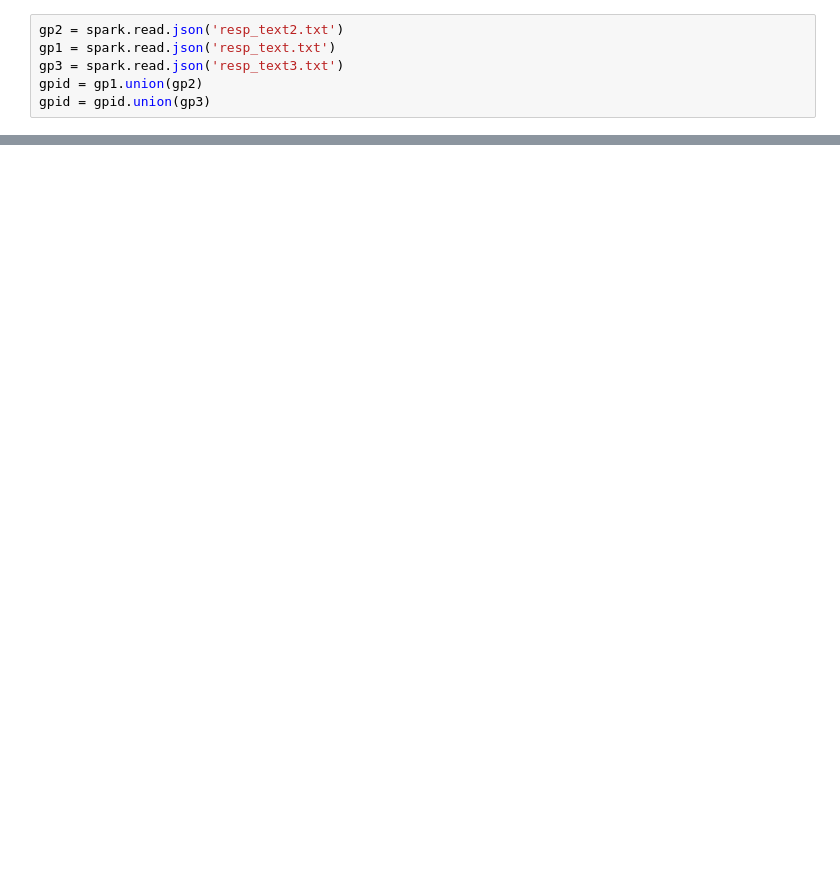
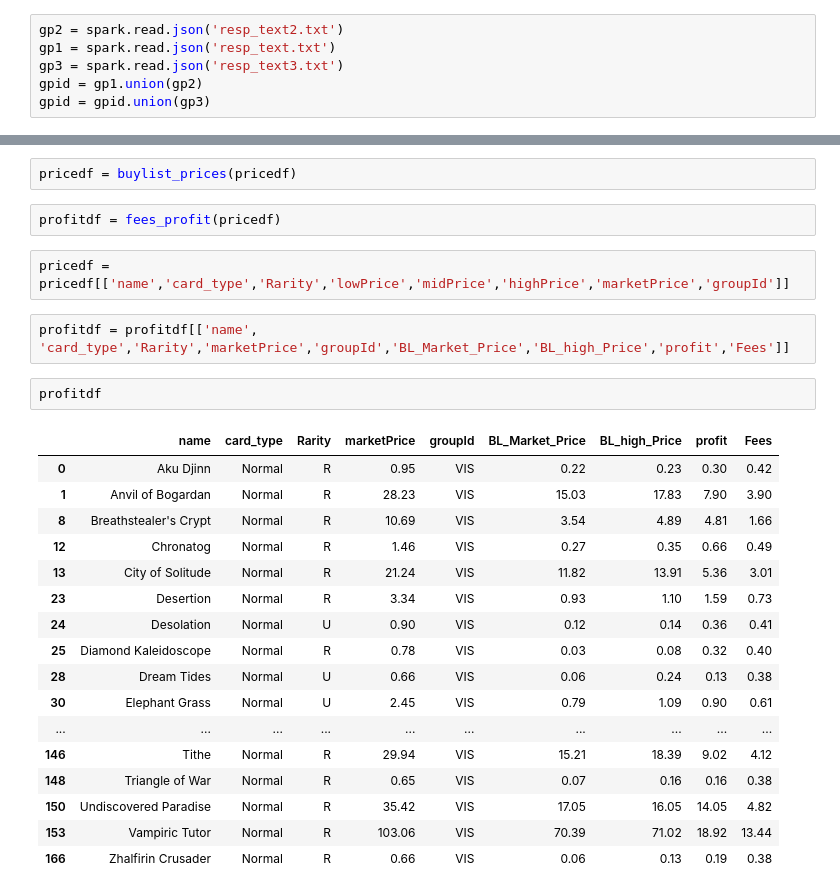
Before and after one commit to chriscoyle38/MTGDataProject, a Jupyter notebook: Magic Capstone.ipynb, the cells around one changed output, grey strips where cells are left out. Saved outputs shown, nothing was run; the diff lists cells and outputs as text; blank space fills up the shorter version.

```diff
--- a/Magic Capstone.ipynb
+++ b/Magic Capstone.ipynb
@@ -105 +194,29 @@ pricedf = pricedf[['name','lowPrice','midPrice','highPrice','marketPrice','group
+# %%
+pricedf = buylist_prices(pricedf)
+# %%
+profitdf = fees_profit(pricedf)
+# %%
+pricedf = pricedf[['name','card_type','Rarity','lowPrice','midPrice','highPrice','marketPrice','groupId']]
+# %%
+profitdf = profitdf[['name', 'card_type','Rarity','marketPrice','groupId','BL_Market_Price','BL_high_Price','profit','Fees']]
+# %%
+profitdf
+# %% [output]
+|  | name | card_type | Rarity | marketPrice | groupId | BL_Market_Price | BL_high_Price | profit | Fees |
+| 0 | Aku Djinn | Normal | R | 0.95 | VIS | 0.22 | 0.23 | 0.30 | 0.42 |
+| 1 | Anvil of Bogardan | Normal | R | 28.23 | VIS | 15.03 | 17.83 | 7.90 | 3.90 |
+| 8 | Breathstealer's Crypt | Normal | R | 10.69 | VIS | 3.54 | 4.89 | 4.81 | 1.66 |
+| 12 | Chronatog | Normal | R | 1.46 | VIS | 0.27 | 0.35 | 0.66 | 0.49 |
+| 13 | City of Solitude | Normal | R | 21.24 | VIS | 11.82 | 13.91 | 5.36 | 3.01 |
+| 23 | Desertion | Normal | R | 3.34 | VIS | 0.93 | 1.10 | 1.59 | 0.73 |
+| 24 | Desolation | Normal | U | 0.90 | VIS | 0.12 | 0.14 | 0.36 | 0.41 |
+| 25 | Diamond Kaleidoscope | Normal | R | 0.78 | VIS | 0.03 | 0.08 | 0.32 | 0.40 |
+| 28 | Dream Tides | Normal | U | 0.66 | VIS | 0.06 | 0.24 | 0.13 | 0.38 |
+| 30 | Elephant Grass | Normal | U | 2.45 | VIS | 0.79 | 1.09 | 0.90 | 0.61 |
+| ... | ... | ... | ... | ... | ... | ... | ... | ... | ... |
+| 146 | Tithe | Normal | R | 29.94 | VIS | 15.21 | 18.39 | 9.02 | 4.12 |
+| 148 | Triangle of War | Normal | R | 0.65 | VIS | 0.07 | 0.16 | 0.16 | 0.38 |
+| 150 | Undiscovered Paradise | Normal | R | 35.42 | VIS | 17.05 | 16.05 | 14.05 | 4.82 |
+| 153 | Vampiric Tutor | Normal | R | 103.06 | VIS | 70.39 | 71.02 | 18.92 | 13.44 |
+| 166 | Zhalfirin Crusader | Normal | R | 0.66 | VIS | 0.06 | 0.13 | 0.19 | 0.38 |
 # %%
```
Also changed, not shown: parts of 14 cells of this notebook, 1 other file.
